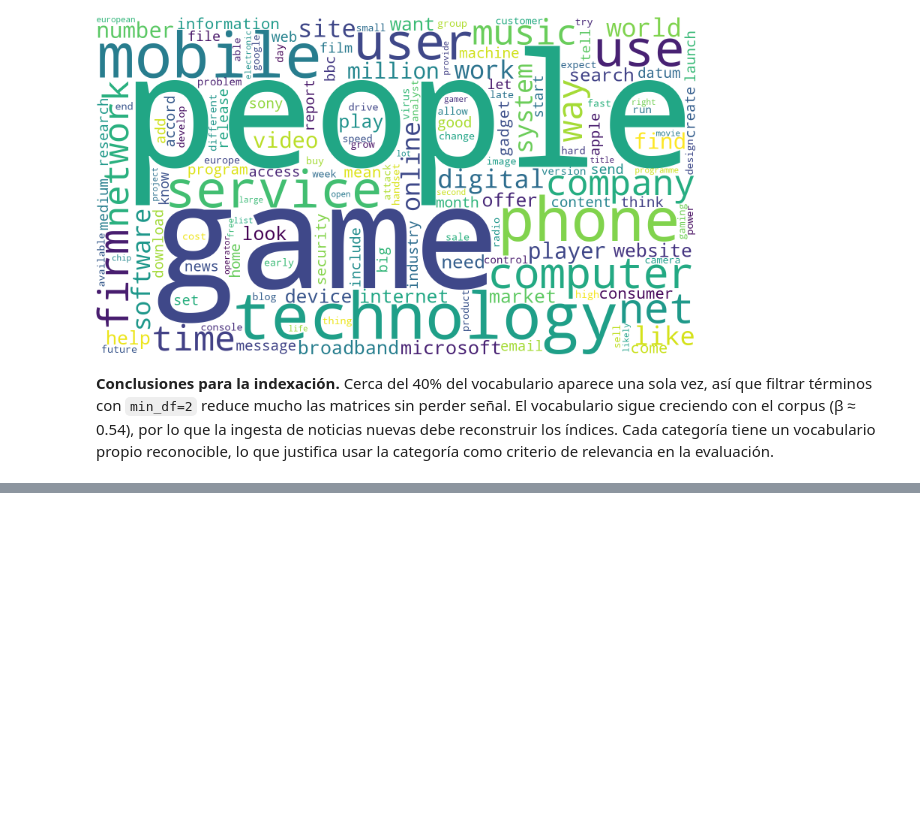
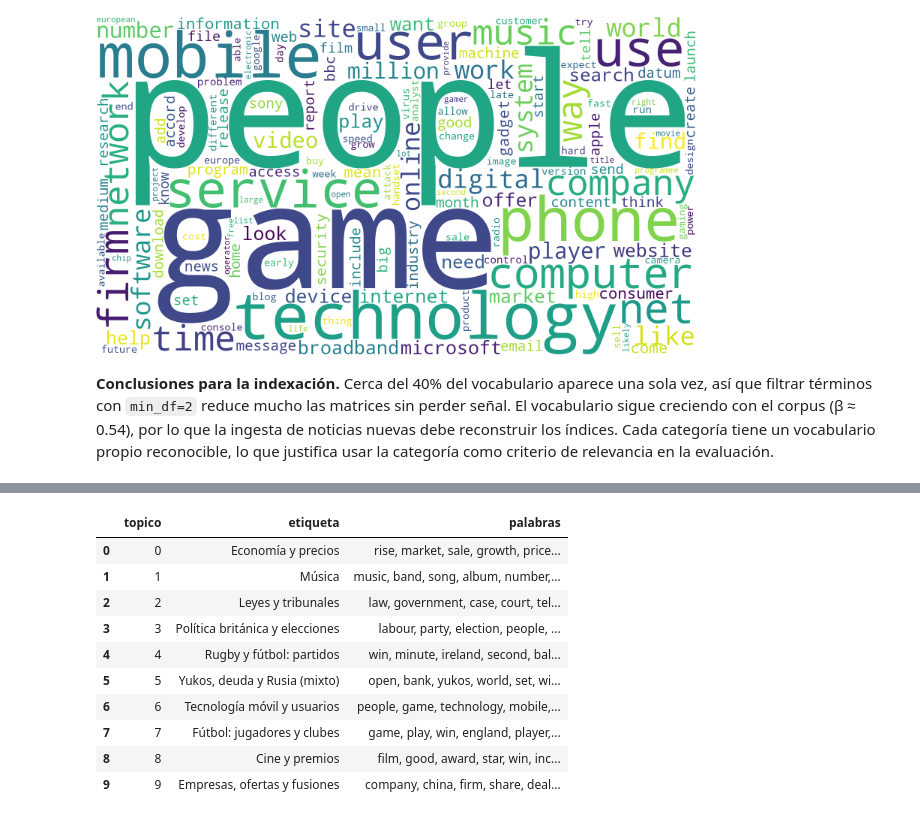
Before and after one commit to DiegoMoctezuma/Recuperaci-nInformaci-n, a Jupyter notebook: práctica.ipynb, the cells around one changed output, grey strips where cells are left out. Saved outputs shown, nothing was run; the diff lists cells and outputs as text; code cells hidden in the pictures; blank space fills up the shorter version.

```diff
--- a/práctica.ipynb
+++ b/práctica.ipynb
@@ -329,0 +364,15 @@ for nombre in ['global', 'business', 'entertainment', 'politics', 'sport', 'tech
+# %%
+# Tópicos de LDA (10 palabras principales y etiqueta asignada)
+pd.read_csv('reports/lda_topicos.csv')
+# %% [output]
+|  | topico | etiqueta | palabras |
+| 0 | 0 | Economía y precios | rise, market, sale, growth, price... |
+| 1 | 1 | Música | music, band, song, album, number,... |
+| 2 | 2 | Leyes y tribunales | law, government, case, court, tel... |
+| 3 | 3 | Política británica y elecciones | labour, party, election, people, ... |
+| 4 | 4 | Rugby y fútbol: partidos | win, minute, ireland, second, bal... |
+| 5 | 5 | Yukos, deuda y Rusia (mixto) | open, bank, yukos, world, set, wi... |
+| 6 | 6 | Tecnología móvil y usuarios | people, game, technology, mobile,... |
+| 7 | 7 | Fútbol: jugadores y clubes | game, play, win, england, player,... |
+| 8 | 8 | Cine y premios | film, good, award, star, win, inc... |
+| 9 | 9 | Empresas, ofertas y fusiones | company, china, firm, share, deal... |
```
Also changed, not shown: parts of 9 cells of this notebook, 11 other files.
